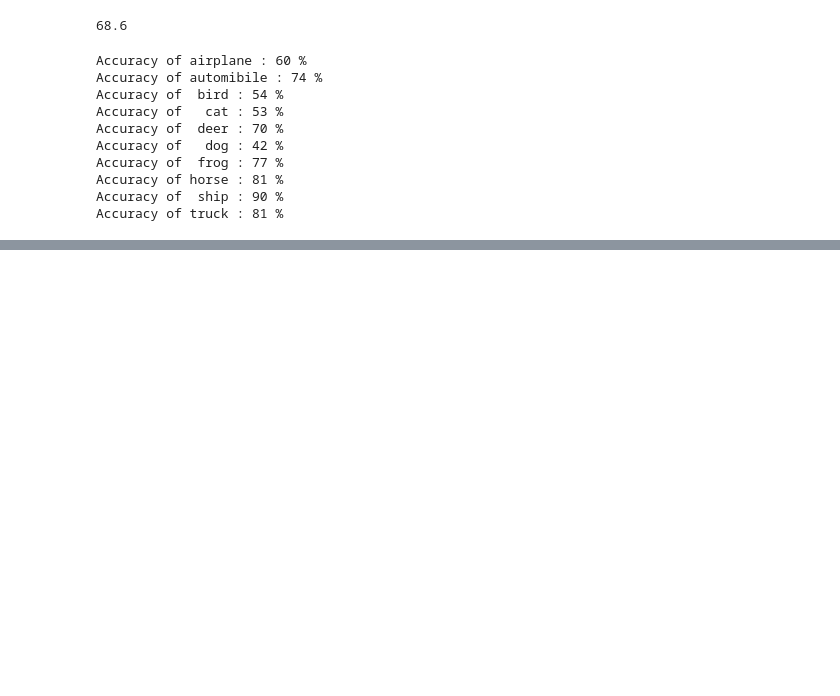
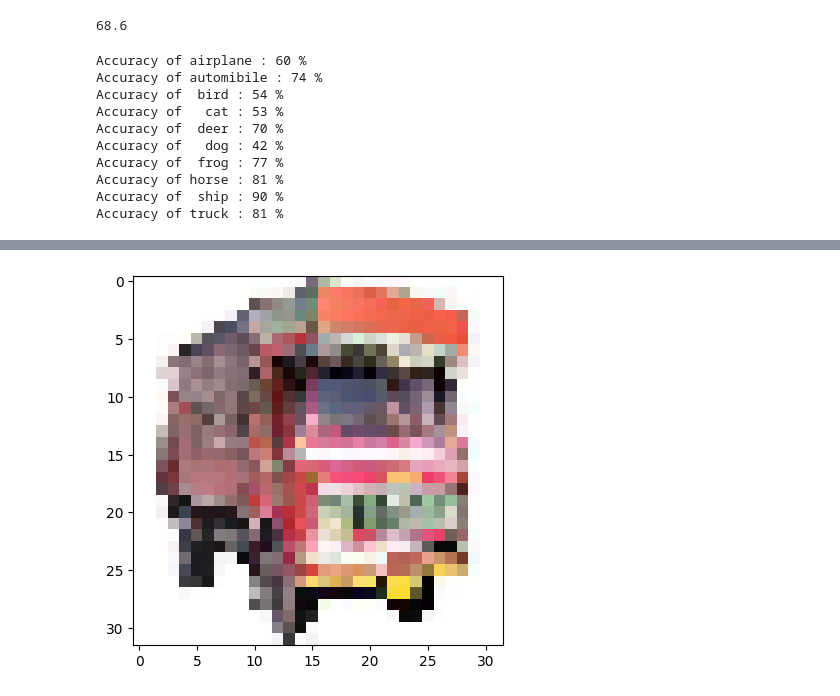
Before and after one commit to mohamedelhacen/cifar10-pytorch, a Jupyter notebook: processing.ipynb, the cells around one changed output, grey strips where cells are left out. Saved outputs shown, nothing was run; the diff lists cells and outputs as text; code cells hidden in the pictures; blank space fills up the shorter version.

```diff
--- a/processing.ipynb
+++ b/processing.ipynb
@@ -117,0 +142,5 @@ Accuracy of truck : 81 %
+# %%
+plt.imshow(img)
+plt.show()
+# %% [output]
+[figure, added]
```
Also changed, not shown: parts of 21 cells of this notebook, 8 other files.
